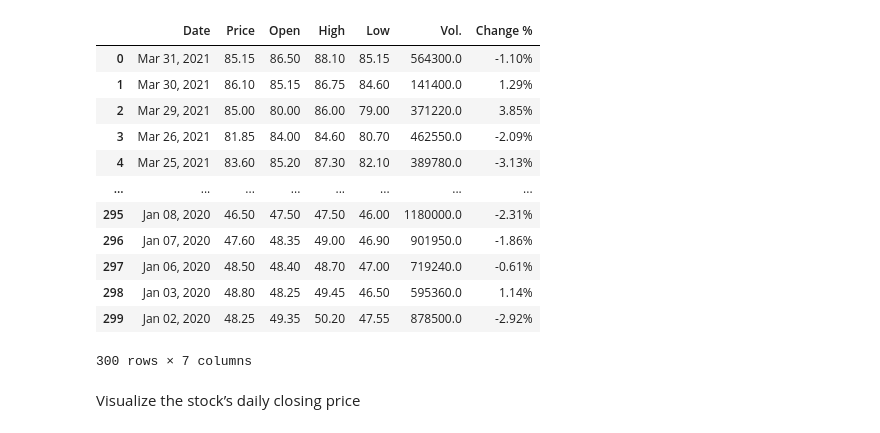
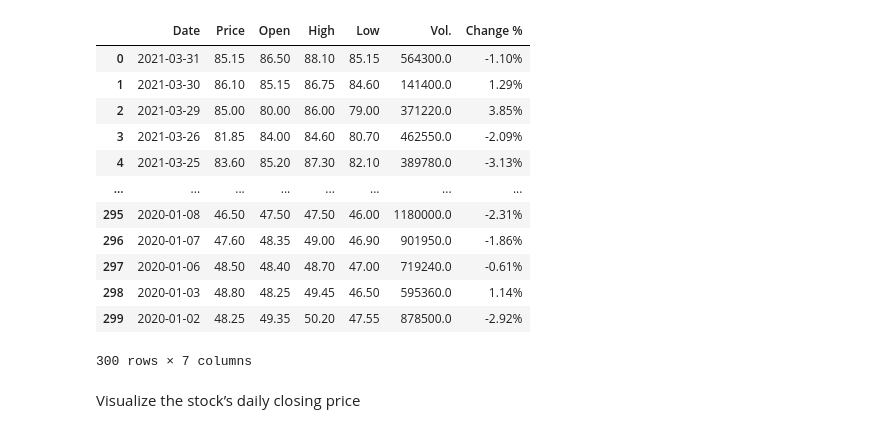
Before and after one commit to ibadrehman90/7gXDivmfsppWpWul, a Jupyter notebook: ARIMA.ipynb, the cells around one changed output. Drawn from its saved outputs; the diff is of its cells as text; code cells hidden in the pictures.

```diff
--- a/ARIMA.ipynb
+++ b/ARIMA.ipynb
@@ -16,30 +16,30 @@ import re
 # %%
 dateparse = lambda dates: pd.datetime.strptime(dates, '%b %d, %Y')
 # loading data for Argentina
-# argentina_stock = pd.read_csv('data/argentina.csv',sep=',', index_col='Date', parse_dates=['Date'], date_parser=dateparse).fillna(0)
-argentina_stock = pd.read_csv('data/argentina.csv')
+argentina_stock = pd.read_csv('data/argentina.csv',sep=',', parse_dates=['Date'], date_parser=dateparse).fillna(0)
+# argentina_stock = pd.read_csv('data/argentina.csv')
 argentina_stock['Vol.'] = (argentina_stock['Vol.'].replace(r'[KM]+$', '', regex=True).astype(float) * argentina_stock['Vol.'].str.extract(r'[\d\.]+([KM]+)', expand=False).fillna(1).replace(['K','M'], [10**3, 10**6]).astype(int))
 # loading data for Brazil
 brazil_stock = pd.read_csv('data/brazil.csv')
 brazil_stock['Vol.'] = (brazil_stock['Vol.'].replace(r'[KM]+$', '', regex=True).astype(float) * brazil_stock['Vol.'].str.extract(r'[\d\.]+([KM]+)', expand=False).fillna(1).replace(['K','M'], [10**3, 10**6]).astype(int))
 # loading data for Colombia
 colombia_stock = pd.read_csv('data/colombia.csv')
 colombia_stock['Vol.'] = (colombia_stock['Vol.'].replace(r'[KM]+$', '', regex=True).astype(float) * colombia_stock['Vol.'].str.extract(r'[\d\.]+([KM]+)', expand=False).fillna(1).replace(['K','M'], [10**3, 10**6]).astype(int))
 colombia_stock[['Price', 'Open','High','Low']] = colombia_stock[['Price', 'Open','High','Low']].applymap(lambda x: float(re.sub(r'[^\d.]+', '', x)))
 argentina_stock
 # %% [output]
 |  | Date | Price | Open | High | Low | Vol. | Change % |
-| 0 | Mar 31, 2021 | 85.15 | 86.50 | 88.10 | 85.15 | 564300.0 | -1.10% |
-| 1 | Mar 30, 2021 | 86.10 | 85.15 | 86.75 | 84.60 | 141400.0 | 1.29% |
-| 2 | Mar 29, 2021 | 85.00 | 80.00 | 86.00 | 79.00 | 371220.0 | 3.85% |
-| 3 | Mar 26, 2021 | 81.85 | 84.00 | 84.60 | 80.70 | 462550.0 | -2.09% |
-| 4 | Mar 25, 2021 | 83.60 | 85.20 | 87.30 | 82.10 | 389780.0 | -3.13% |
+| 0 | 2021-03-31 | 85.15 | 86.50 | 88.10 | 85.15 | 564300.0 | -1.10% |
+| 1 | 2021-03-30 | 86.10 | 85.15 | 86.75 | 84.60 | 141400.0 | 1.29% |
+| 2 | 2021-03-29 | 85.00 | 80.00 | 86.00 | 79.00 | 371220.0 | 3.85% |
+| 3 | 2021-03-26 | 81.85 | 84.00 | 84.60 | 80.70 | 462550.0 | -2.09% |
+| 4 | 2021-03-25 | 83.60 | 85.20 | 87.30 | 82.10 | 389780.0 | -3.13% |
 | ... | ... | ... | ... | ... | ... | ... | ... |
-| 295 | Jan 08, 2020 | 46.50 | 47.50 | 47.50 | 46.00 | 1180000.0 | -2.31% |
-| 296 | Jan 07, 2020 | 47.60 | 48.35 | 49.00 | 46.90 | 901950.0 | -1.86% |
-| 297 | Jan 06, 2020 | 48.50 | 48.40 | 48.70 | 47.00 | 719240.0 | -0.61% |
-| 298 | Jan 03, 2020 | 48.80 | 48.25 | 49.45 | 46.50 | 595360.0 | 1.14% |
-| 299 | Jan 02, 2020 | 48.25 | 49.35 | 50.20 | 47.55 | 878500.0 | -2.92% |
+| 295 | 2020-01-08 | 46.50 | 47.50 | 47.50 | 46.00 | 1180000.0 | -2.31% |
+| 296 | 2020-01-07 | 47.60 | 48.35 | 49.00 | 46.90 | 901950.0 | -1.86% |
+| 297 | 2020-01-06 | 48.50 | 48.40 | 48.70 | 47.00 | 719240.0 | -0.61% |
+| 298 | 2020-01-03 | 48.80 | 48.25 | 49.45 | 46.50 | 595360.0 | 1.14% |
+| 299 | 2020-01-02 | 48.25 | 49.35 | 50.20 | 47.55 | 878500.0 | -2.92% |
 300 rows × 7 columns
 # %% [markdown]
 Visualize the stock’s daily closing price
```
Also changed, not shown: parts of 8 cells of this notebook.
